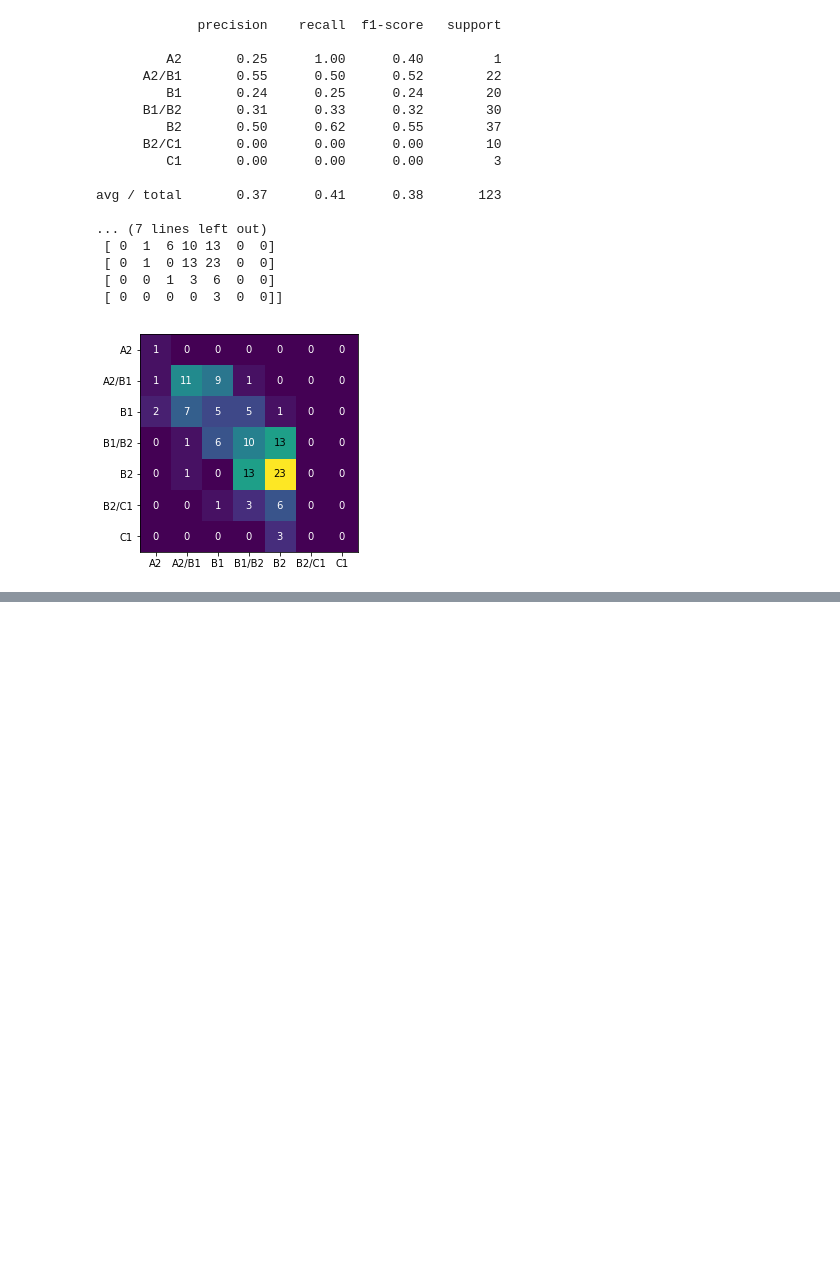
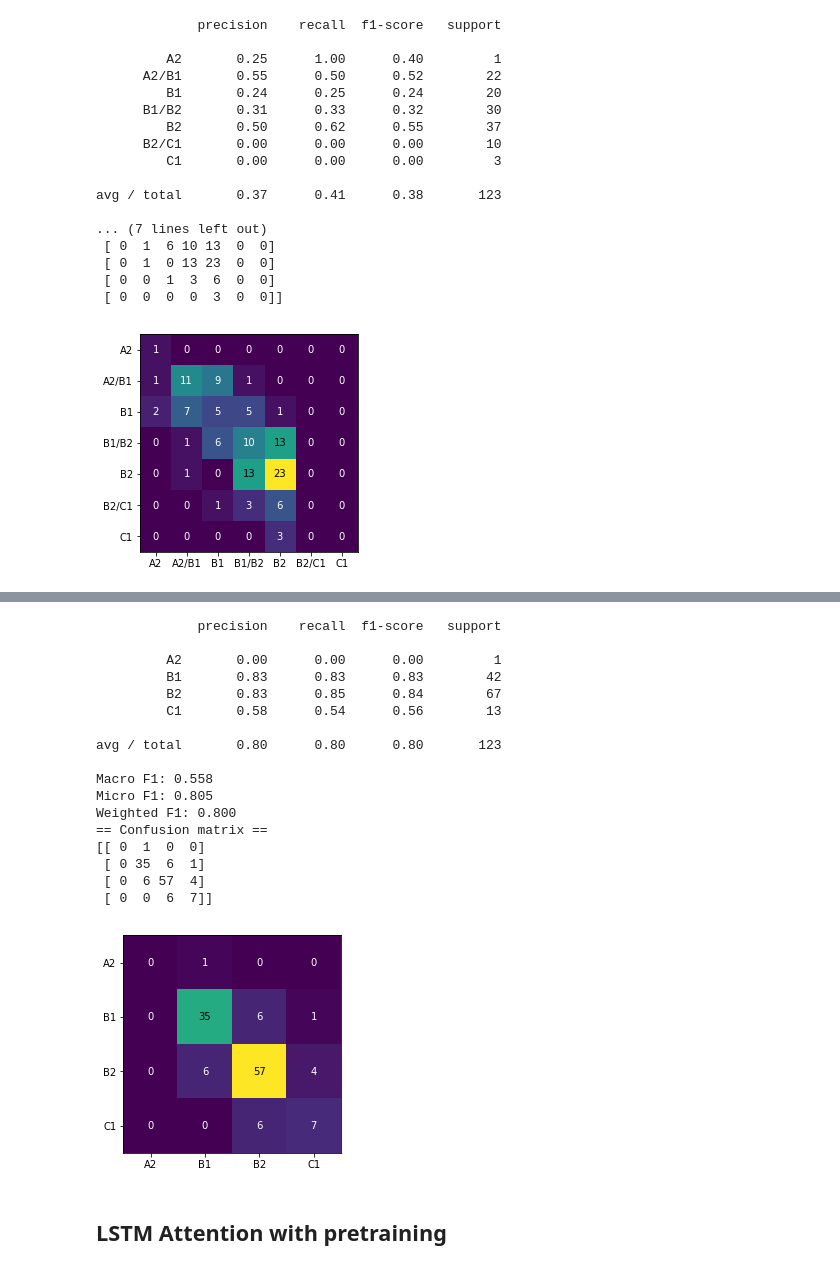
Before and after one commit to PhyloStar/NorskASK, a Jupyter notebook: notebooks/Collect results.ipynb, the cells around one changed output, grey strips where cells are left out. Cells and saved outputs as stored; diff of their text form; code cells hidden in the pictures; blank space fills up the shorter version.

```diff
--- a/notebooks/Collect results.ipynb
+++ b/notebooks/Collect results.ipynb
@@ -113,0 +143,23 @@ avg / total       0.37      0.41      0.38       123
+# %%
+report(res.true, res.predictions, ROUND_CEFR_LABELS);
+# %% [output]
+             precision    recall  f1-score   support
+
+         A2       0.00      0.00      0.00         1
+         B1       0.83      0.83      0.83        42
+         B2       0.83      0.85      0.84        67
+         C1       0.58      0.54      0.56        13
+
+avg / total       0.80      0.80      0.80       123
+
+Macro F1: 0.558
+Micro F1: 0.805
+Weighted F1: 0.800
+== Confusion matrix ==
+[[ 0  1  0  0]
+ [ 0 35  6  1]
+ [ 0  6 57  4]
+ [ 0  0  6  7]]
+[figure, added]
+# %% [markdown]
+## LSTM Attention with pretraining
```
Also changed, not shown: parts of 10 cells of this notebook.
